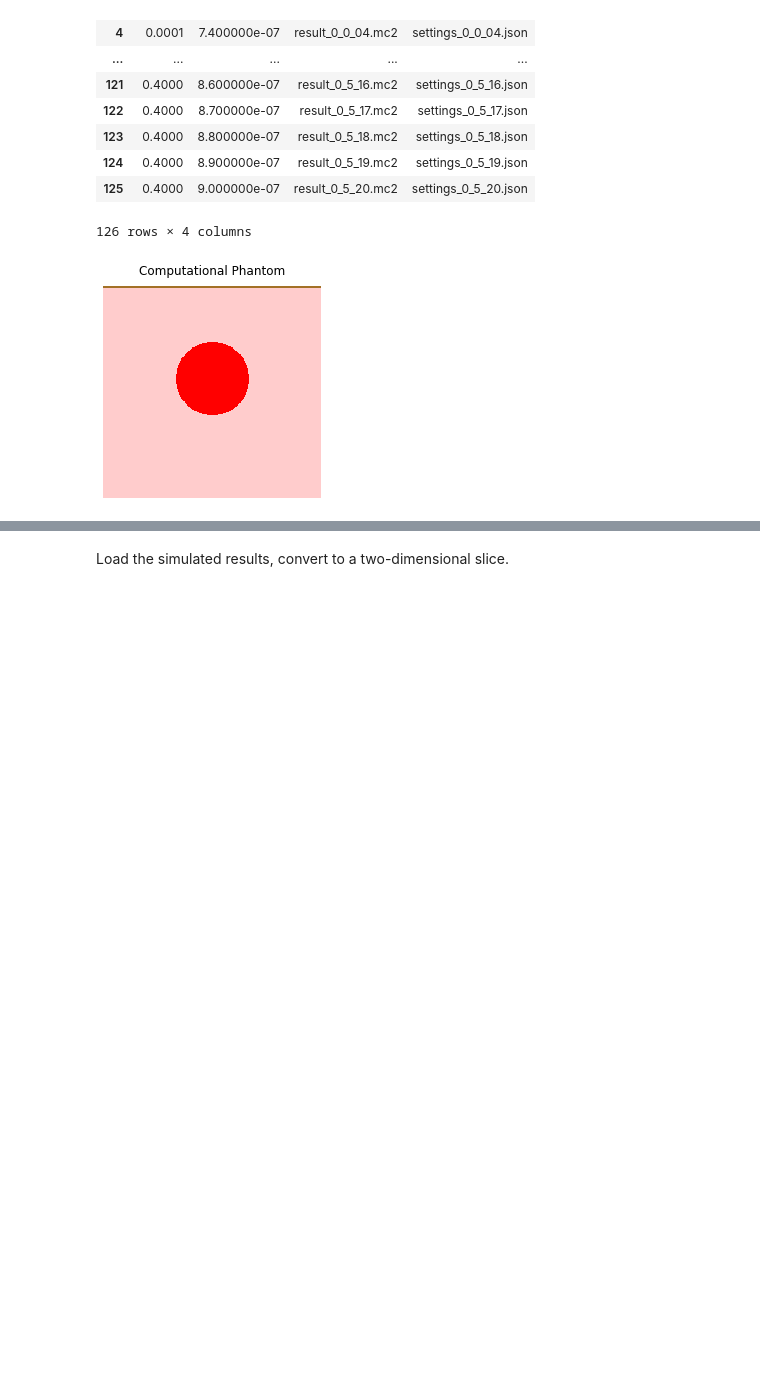
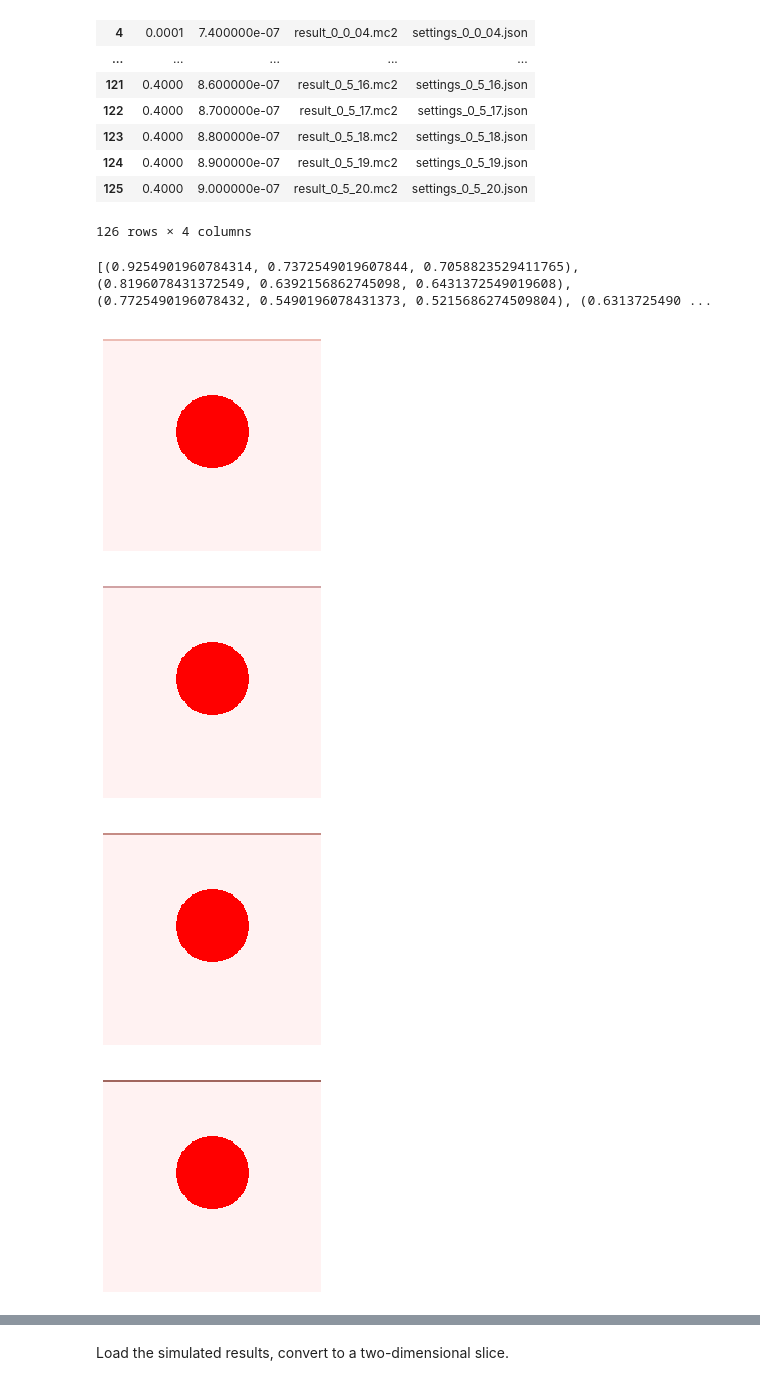
Before and after one commit to tomelse/SkinPhantomSimulations, a Jupyter notebook: Exp1/Melanin Analysis.ipynb, the cells around one changed output, grey strips where cells are left out. Drawn from its saved outputs; the diff is of its cells as text; code cells hidden in the pictures; blank space fills up the shorter version.

```diff
--- a/Exp1/Melanin Analysis.ipynb
+++ b/Exp1/Melanin Analysis.ipynb
@@ -31,23 +31,31 @@ parameters.loc[:, parameters.nunique()>1]
 # %%
 # View the phantom
 settings = parameters["SettingsFile"].iloc[0]
 volfile = parameters["VolumeFile"].iloc[0]
 
 # Load the phantom settings.
 mcx_settings = load_mcx_settings(settings)
 dimension = tuple(mcx_settings["Domain"]["Dim"])
 volume = np.fromfile(volfile, dtype="uint8").reshape(dimension + (-1,), order="F")
 
 # Visualise the computational phantom.
-cmap = matplotlib.colors.ListedColormap([(1,1,1), (163/255, 113/255, 38/255), (1, 0.8, 0.8), (1,0,0)])
-plt.imshow(volume[:, 100, :, 0].T, cmap=cmap)
-plt.title("Computational Phantom")
-plt.axis("off")
-plt.show()
+skin_colours = [(236, 188, 180), (209, 163, 164), (197, 140, 133), (161, 102, 94),(89, 47, 42), (80, 51, 53)]
+skin_colours = [tuple(x/255 for x in y) for y in skin_colours]
+print(skin_colours)
+i = 0
+for i in range(5):
+    cmap = matplotlib.colors.ListedColormap([(1,1,1), skin_colours[i], (1, 0.95, 0.95), (1,0,0)])
+    plt.imshow(volume[:, 100, :, 0].T, cmap=cmap)
+    plt.axis("off")
+    plt.show()
 
 # Get an array containing the different sections of the phantom, so we can find the spectra across different regions.
 volume_numbered = volume[:, 100, :, 0]
 # Labels for each region.
 regions = ["Outside", "Coupling Layer", "Epidermis", "Background", "Vessel"]
 # %% [output]
+[(0.9254901960784314, 0.7372549019607844, 0.7058823529411765), (0.8196078431372549, 0.6392156862745098, 0.6431372549019608), (0.7725490196078432, 0.5490196078431373, 0.5215686274509804), (0.6313725490 ...
-[figure, old version]
+[figure, new version]
+[figure, added]
+[figure, added]
+[figure, added]
```
Also changed, not shown: parts of 1 cell of this notebook, 5 other files.
